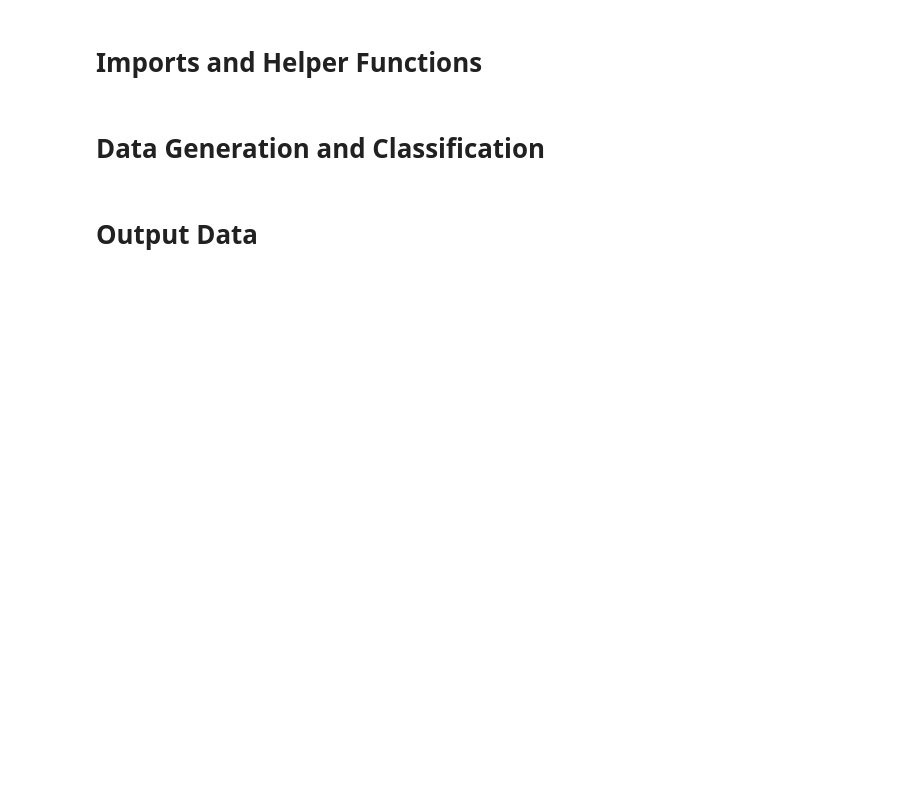
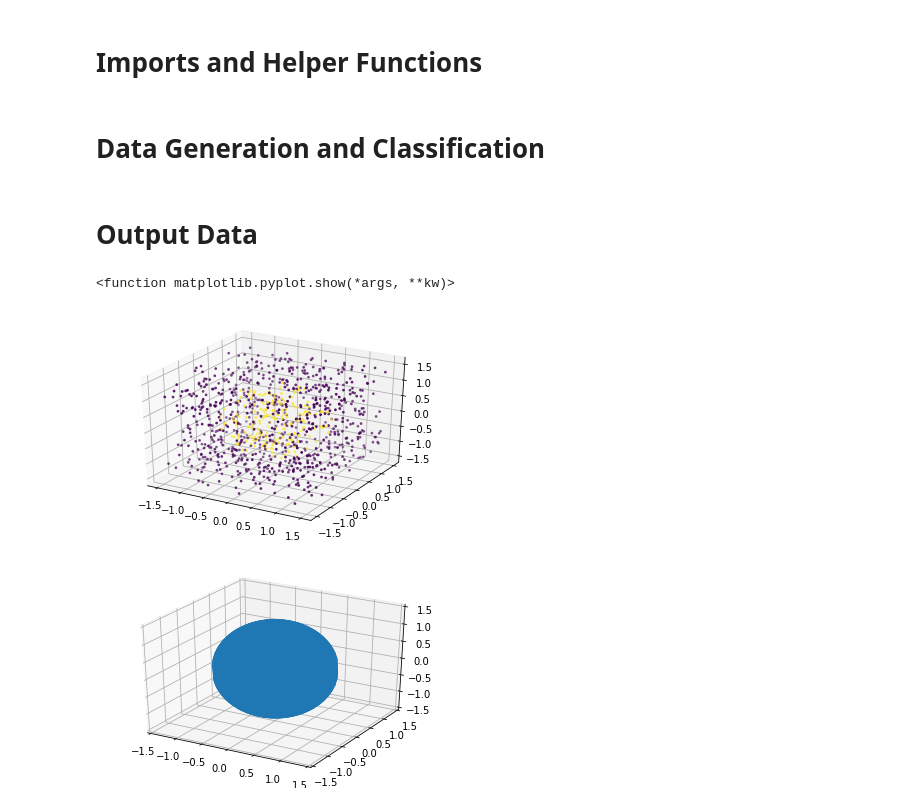
Before and after one commit to alexjanosi/VRSummer2019, a Jupyter notebook: NonlinearVisualization.ipynb, the cells around one changed output. Cells and saved outputs as stored; diff of their text form; code cells hidden in the pictures; blank space fills up the shorter version.

```diff
--- a/NonlinearVisualization.ipynb
+++ b/NonlinearVisualization.ipynb
@@ -7,0 +10,5 @@ import csv
+# %%
+# input is matrix and index
+# output is the column
+def col(data, index):
+    return [row[index] for row in data]
@@ -21,12 +52,12 @@ def gen3Ddata(number):
                      np.random.uniform(-1.5, 1.5), \
                      np.random.uniform(-1.5, 1.5), 0])
 
-    # gets a, b, c, and r of our figure
-    params = [np.random.uniform(0,10) for i in range(4)]
+    # gets a, b, c of our figure
+    params = [np.random.uniform(0.5,1) for i in range(3)]
 
     for j in data:
         # classify as 1 if inside the spheroid
-        # ax^2 + by^2 + cz^2 = r^2
+        # ax^2 + by^2 + cz^2 = 1
         if np.dot([j[1]**2, j[2]**2, j[3]**2], params[0:3]) < 1:
             j[4] = 1
         else:
@@ -43,7 +74,7 @@ def outputSphere(params):
 
     # apply coefficients
     for i in range(3):
-        vec[i] *= np.sqrt(params[i])
+        np.divide(vec[i], np.sqrt(params[i]))
 
     return vec
 # %% [markdown]
@@ -68,0 +103,26 @@ outputPoints(data, outputSphere(params), "NonlinearData.csv")
+# %%
+fig = plt.figure()
+ax = plt.axes(projection='3d')
+x,y,z = outputSphere(params)
+
+# make scatter plot
+ax.scatter(col(data, 1), col(data, 2), col(data, 3), \
+           c=col(data, 4), s = np.pi)
+plt.show
+
+fig = plt.figure()
+ax = plt.axes(projection='3d')
+space = np.linspace(-1, 1, 50)
+x, y = np.meshgrid(space, space)
+x = np.repeat(x, 2, axis=1)
+y = np.repeat(y, 2, axis=1)
+z = getz(params, x, y)
+ax.plot_wireframe(x, y, z)
+ax.set_xlim3d(-1.5, 1.5)
+ax.set_ylim3d(-1.5, 1.5)
+ax.set_zlim3d(-1.5, 1.5)
+plt.show
+# %% [output]
+<function matplotlib.pyplot.show(*args, **kw)>
+[figure, added]
+[figure, added]
```
Also changed, not shown: parts of 5 cells of this notebook, 1 other file.
